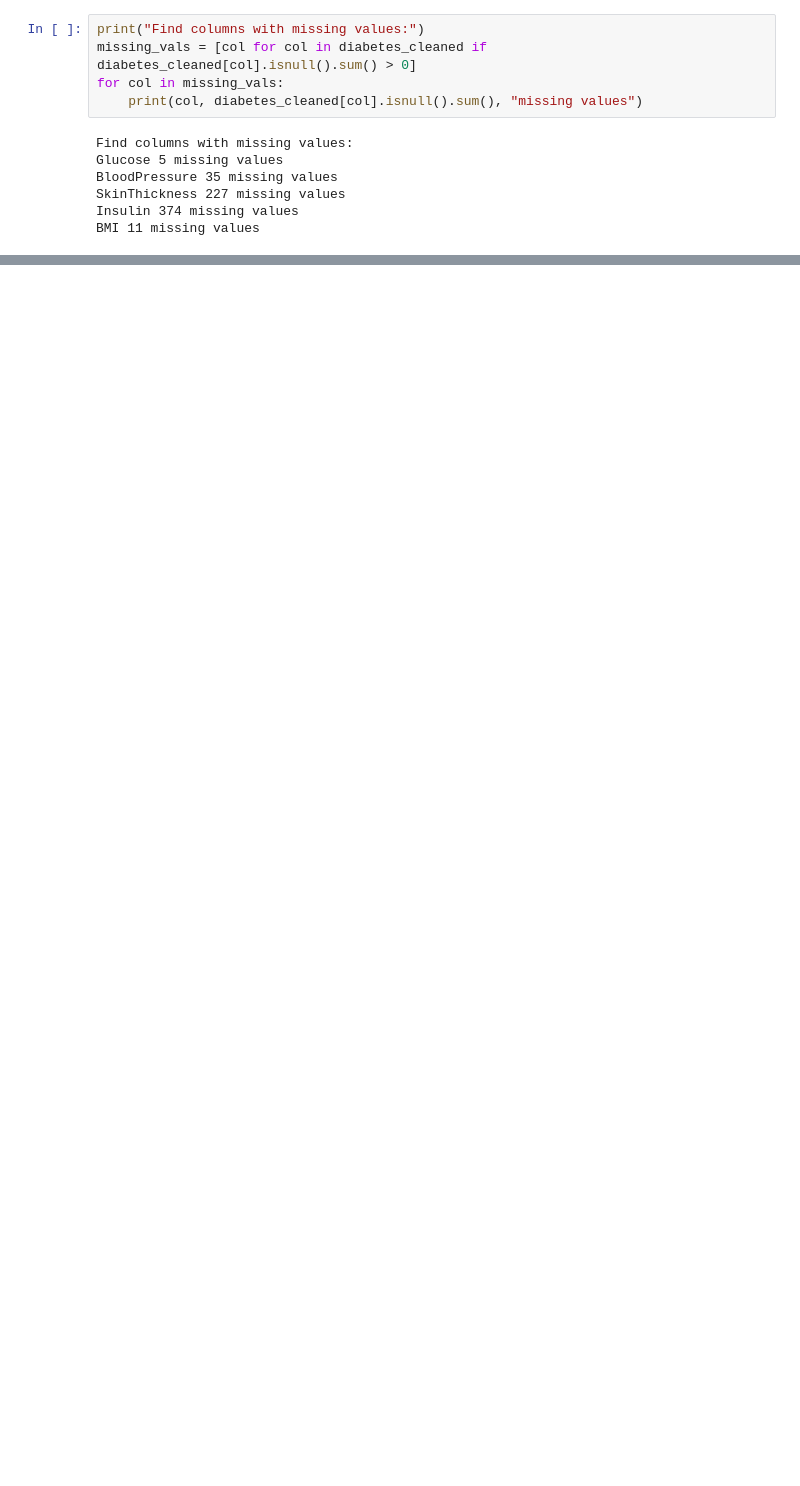
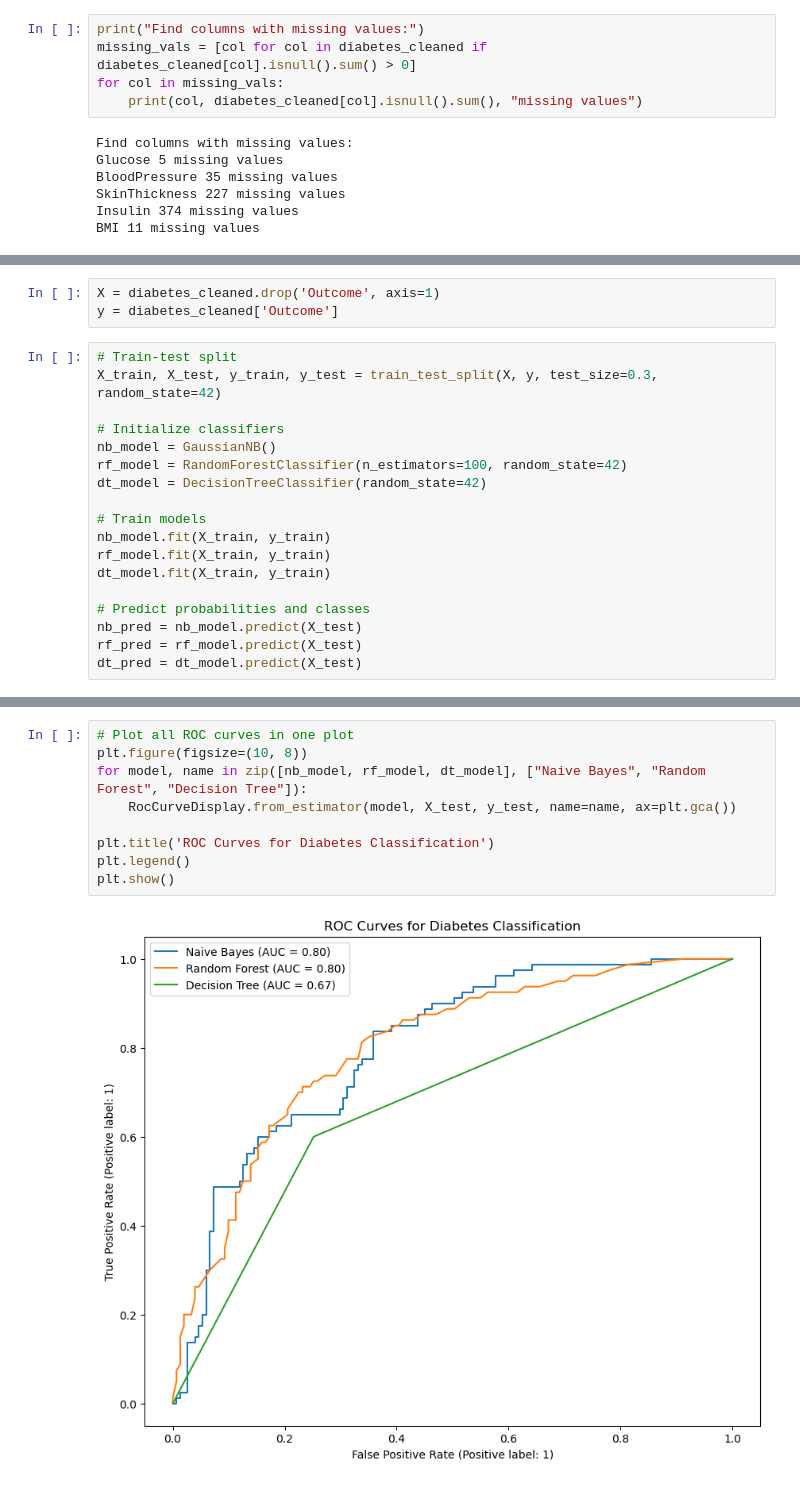
Before and after one commit to ManuelStrnad/DataScience, a Jupyter notebook: Code/Project.ipynb, the cells around one changed output, grey strips where cells are left out. Saved outputs shown, nothing was run; the diff lists cells and outputs as text; blank space fills up the shorter version.

Commit message:
first implementation of the models

```diff
--- a/Code/Project.ipynb
+++ b/Code/Project.ipynb
@@ -66,3 +73,24 @@ diabetes_cleaned.head()
 | 2 | 8 | 183.0 | 64.0 | 29.0 | 125.0 | 23.3 | 0.672 | 32 | ... |
 | 3 | 1 | 89.0 | 66.0 | 23.0 | 94.0 | 28.1 | 0.167 | 21 | ... |
 | 4 | 0 | 137.0 | 40.0 | 35.0 | 168.0 | 43.1 | 2.288 | 33 | ... |
+# %%
+X = diabetes_cleaned.drop('Outcome', axis=1)
+y = diabetes_cleaned['Outcome']
+# %%
+# Train-test split
+X_train, X_test, y_train, y_test = train_test_split(X, y, test_size=0.3, random_state=42)
+
+# Initialize classifiers
+nb_model = GaussianNB()
+rf_model = RandomForestClassifier(n_estimators=100, random_state=42)
+dt_model = DecisionTreeClassifier(random_state=42)
+
+# Train models
+nb_model.fit(X_train, y_train)
+rf_model.fit(X_train, y_train)
+dt_model.fit(X_train, y_train)
+
+# Predict probabilities and classes
+nb_pred = nb_model.predict(X_test)
+rf_pred = rf_model.predict(X_test)
+dt_pred = dt_model.predict(X_test)
@@ -68,0 +135,11 @@ diabetes_cleaned.head()
+# %%
+# Plot all ROC curves in one plot
+plt.figure(figsize=(10, 8))
+for model, name in zip([nb_model, rf_model, dt_model], ["Naive Bayes", "Random Forest", "Decision Tree"]):
+    RocCurveDisplay.from_estimator(model, X_test, y_test, name=name, ax=plt.gca())
+
+plt.title('ROC Curves for Diabetes Classification')
+plt.legend()
+plt.show()
+# %% [output]
+[figure, added]
```
Also changed, not shown: parts of 2 cells of this notebook.
